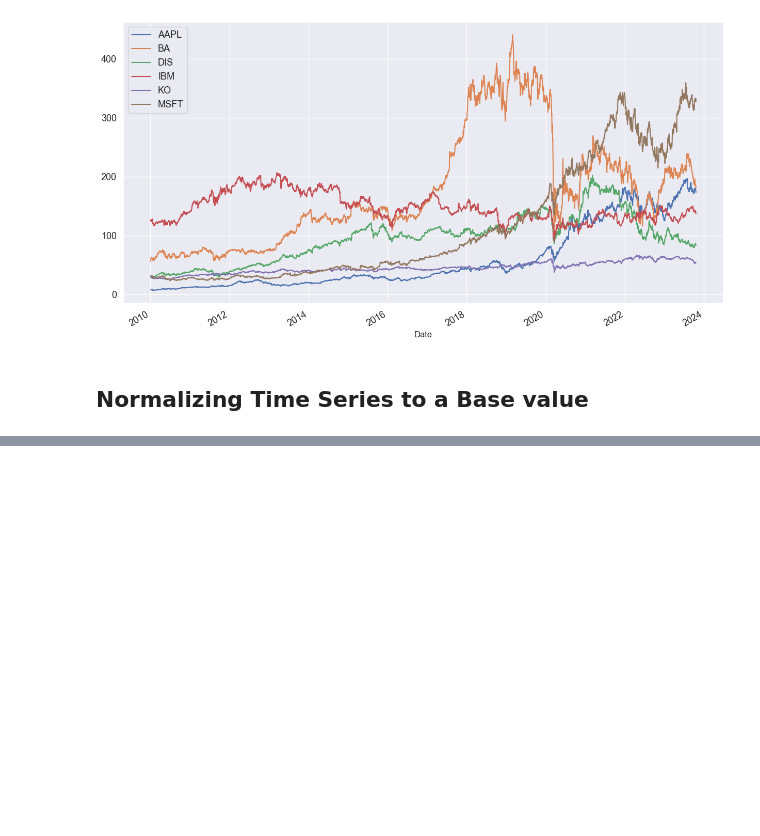
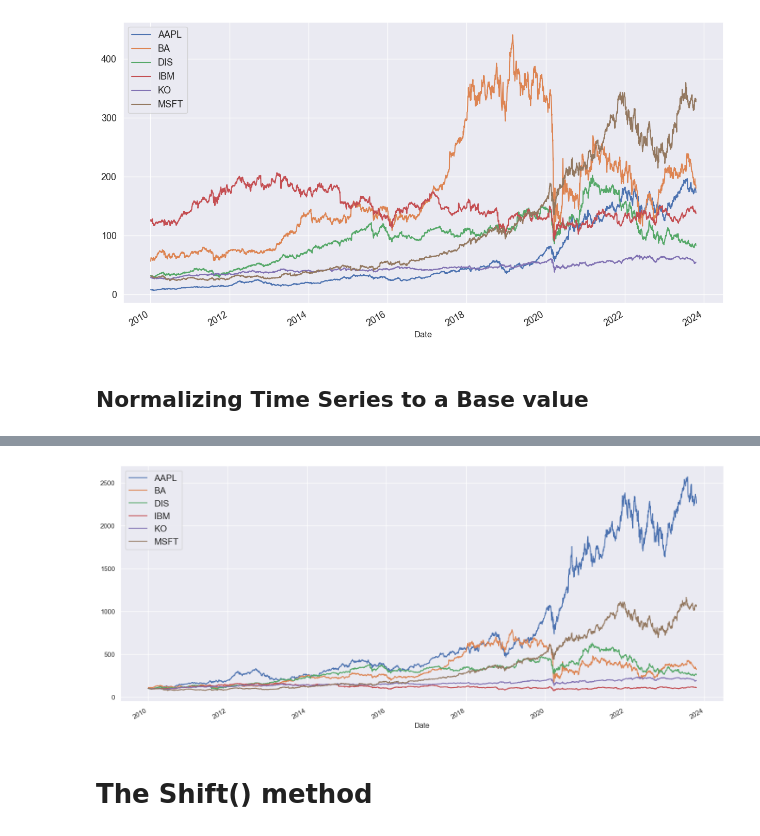
Before and after one commit to DheyaAlqaderi/TechnicalAnalysis-Gold-ML, a Jupyter notebook: Yahoo Finance practice/yahoo_finance.ipynb, the cells around one changed output, grey strips where cells are left out. Saved outputs shown, nothing was run; the diff lists cells and outputs as text; code cells hidden in the pictures; blank space fills up the shorter version.

Commit message:
shifting and diff of x

```diff
--- a/Yahoo Finance practice/yahoo_finance.ipynb
+++ b/Yahoo Finance practice/yahoo_finance.ipynb
@@ -393,0 +389,8 @@ plt.show()
+# %%
+norm.plot(figsize = (18,8))
+plt.legend(fontsize =15)
+plt.show()
+# %% [output]
+[figure, added]
+# %% [markdown]
+# The Shift() method
```
Also changed, not shown: parts of 33 cells of this notebook, 2 other files.
